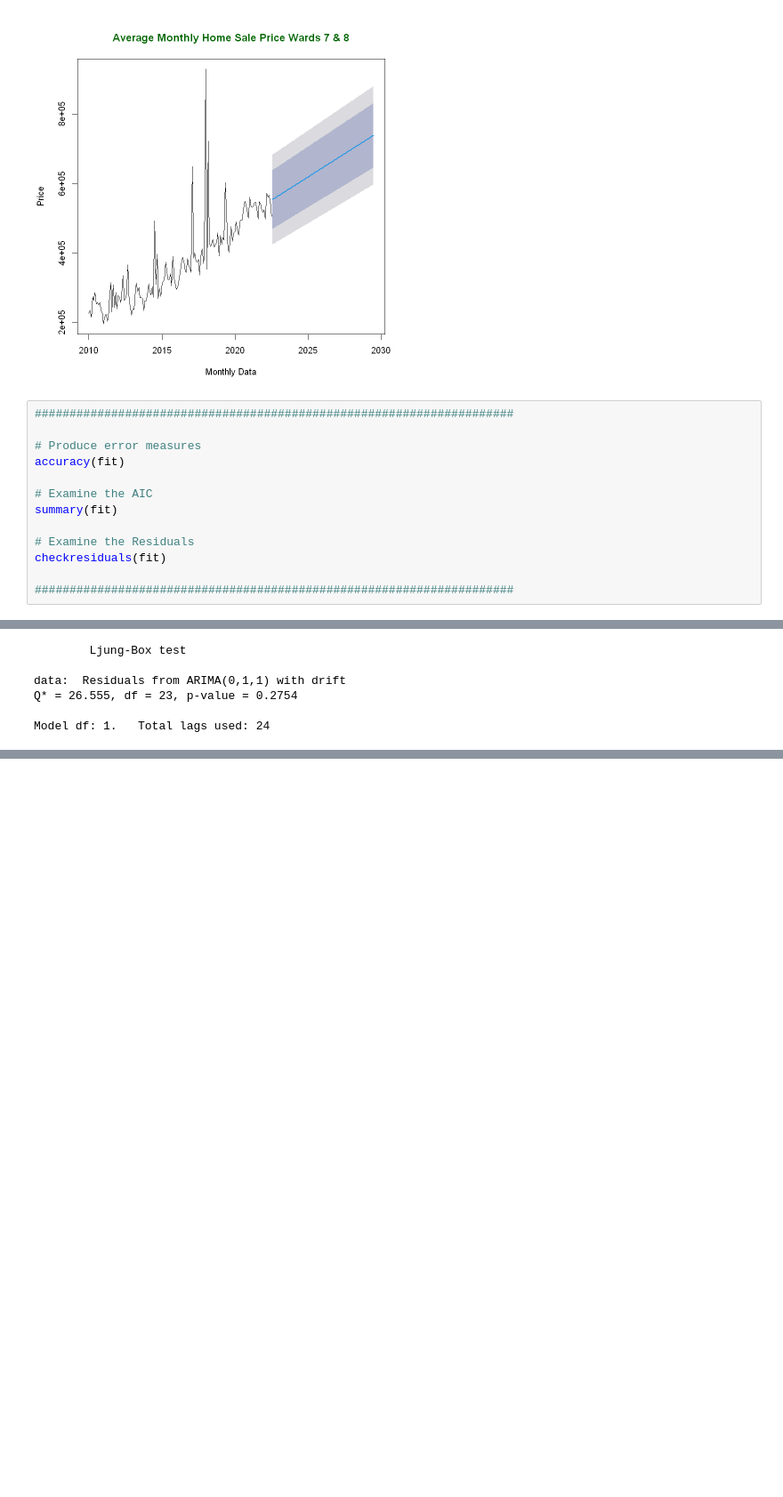
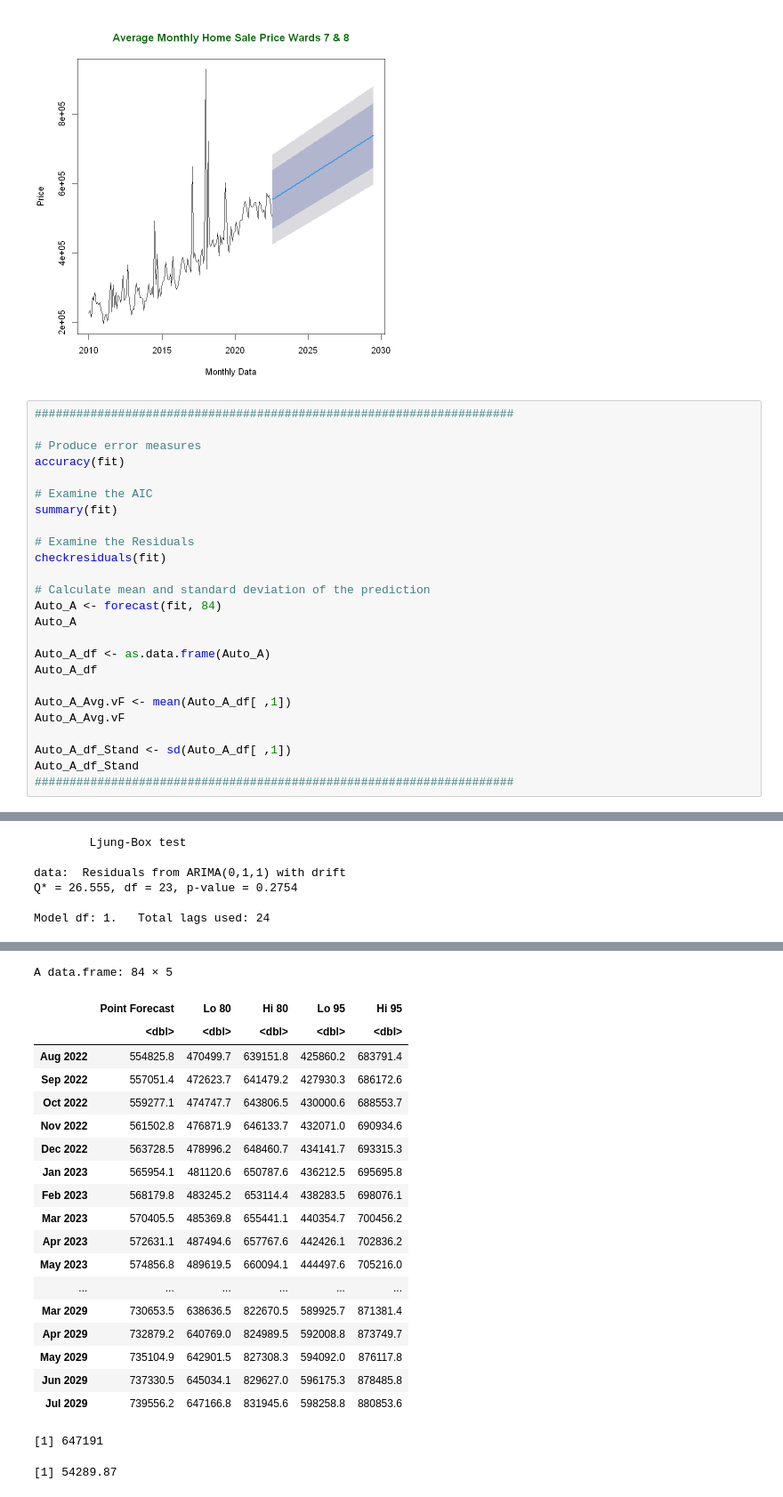
Before and after one commit to batesjay87/Jay-H-DAAN-888, a Jupyter notebook: Future Price Time Series W 7 8.ipynb, the cells around one changed output, grey strips where cells are left out. Shown at 89% size. Saved outputs shown, nothing was run; the diff lists cells and outputs as text; blank space fills up the shorter version.

```diff
--- a/Future Price Time Series W 7 8.ipynb
+++ b/Future Price Time Series W 7 8.ipynb
@@ -830,6 +860,18 @@ summary(fit)
 # Examine the Residuals
 checkresiduals(fit)
 
+# Calculate mean and standard deviation of the prediction
+Auto_A <- forecast(fit, 84)
+Auto_A
+
+Auto_A_df <- as.data.frame(Auto_A)
+Auto_A_df
+
+Auto_A_Avg.vF <- mean(Auto_A_df[ ,1])
+Auto_A_Avg.vF
+
+Auto_A_df_Stand <- sd(Auto_A_df[ ,1])
+Auto_A_df_Stand
 #####################################################################
 # %% [output]
 A matrix: 1 × 7 of type dbl
@@ -860,3 +919,24 @@ Model df: 1.   Total lags used: 24
+A data.frame: 84 × 5
+|  | Point Forecast | Lo 80 | Hi 80 | Lo 95 | Hi 95 |
+|  | <dbl> | <dbl> | <dbl> | <dbl> | <dbl> |
+| Aug 2022 | 554825.8 | 470499.7 | 639151.8 | 425860.2 | 683791.4 |
+| Sep 2022 | 557051.4 | 472623.7 | 641479.2 | 427930.3 | 686172.6 |
+| Oct 2022 | 559277.1 | 474747.7 | 643806.5 | 430000.6 | 688553.7 |
+| Nov 2022 | 561502.8 | 476871.9 | 646133.7 | 432071.0 | 690934.6 |
+| Dec 2022 | 563728.5 | 478996.2 | 648460.7 | 434141.7 | 693315.3 |
+| Jan 2023 | 565954.1 | 481120.6 | 650787.6 | 436212.5 | 695695.8 |
+| Feb 2023 | 568179.8 | 483245.2 | 653114.4 | 438283.5 | 698076.1 |
+| Mar 2023 | 570405.5 | 485369.8 | 655441.1 | 440354.7 | 700456.2 |
+| Apr 2023 | 572631.1 | 487494.6 | 657767.6 | 442426.1 | 702836.2 |
+| May 2023 | 574856.8 | 489619.5 | 660094.1 | 444497.6 | 705216.0 |
+| ... | ... | ... | ... | ... | ... |
+| Mar 2029 | 730653.5 | 638636.5 | 822670.5 | 589925.7 | 871381.4 |
+| Apr 2029 | 732879.2 | 640769.0 | 824989.5 | 592008.8 | 873749.7 |
+| May 2029 | 735104.9 | 642901.5 | 827308.3 | 594092.0 | 876117.8 |
+| Jun 2029 | 737330.5 | 645034.1 | 829627.0 | 596175.3 | 878485.8 |
+| Jul 2029 | 739556.2 | 647166.8 | 831945.6 | 598258.8 | 880853.6 |
+[1] 647191
+[1] 54289.87
 [figure]
 # %%
 #####################################################################
```
Also changed, not shown: parts of 5 cells of this notebook.
